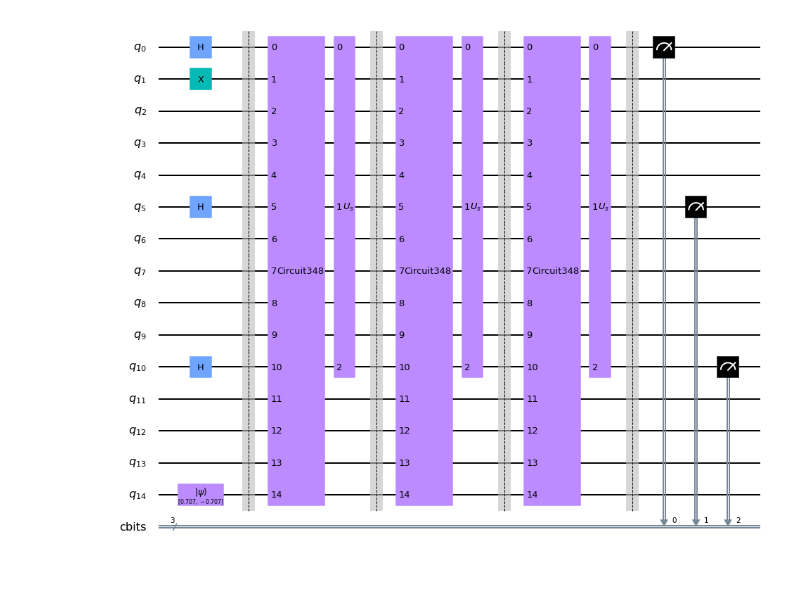
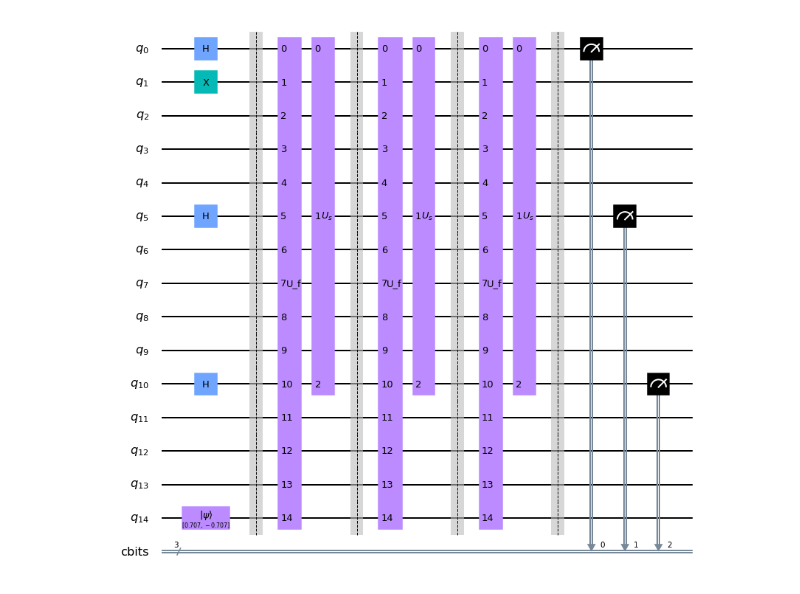
Before and after one commit to ix-stefstet/qaif, a Jupyter notebook: src/jupyter/Reversible compare oracle.ipynb, the cells around one changed output. Cells and saved outputs as stored; diff of their text form; code cells hidden in the pictures.

Commit message:
Use Qiskit to inverse/uncompute

```diff
--- a/src/jupyter/Reversible compare oracle.ipynb
+++ b/src/jupyter/Reversible compare oracle.ipynb
@@ -106,0 +64,22 @@ oraculus.draw()
+# %%
+def oracle2():
+    qc = QuantumCircuit(15)
+
+    U_c = comparer().to_gate()
+    U_c.name = "$U_c$"
+
+    qc.append(U_c, [0,1,2,3,4,5,6,7,8,9,10,11,12,13,14])
+
+    qc.cx(2, 14)
+
+    qc.append(U_c.inverse(), [0,1,2,3,4,5,6,7,8,9,10,11,12,13,14])
+
+    return qc
+
+
+cbits = ClassicalRegister(3, name='cbits')
+grover = QuantumCircuit(15)
+grover.add_register(cbits)
+
+oraculus = oracle2()
+oraculus.draw()
@@ -107,33 +88,33 @@ oraculus.draw()
 # %%
 threshold = "100"
 
 if threshold[0] == "1":
     grover.x(1)
 if threshold[1] == "1":
     grover.x(6)
 if threshold[2] == "1":
     grover.x(11)
 
 grover.initialize([1, -1]/np.sqrt(2), 14)
 grover.h([0,5,10])
-#grover.x(0)
-#grover.x(5)
-#grover.x(10)
+
 grover.barrier()
+
+oraculus_gate = oraculus.to_gate()
+oraculus_gate.name = "U_f"
 
 iteration = 3
 for i in range(iteration) :
-    grover.append(oraculus, [0,1,2,3,4,5,6,7,8,9,10,11,12,13,14])
+    grover.append(oraculus_gate, [0,1,2,3,4,5,6,7,8,9,10,11,12,13,14])
     grover.append(diffuser(3), [0,5,10])
     grover.barrier()
 
 
 grover.measure([0,5,10], cbits)
 
-
 grover.draw()
 # %% [output]
-[figure, old version]
+[figure, new version]
 # %%
 qasm_simulator = Aer.get_backend('qasm_simulator')
 shots = 1024
```
Also changed, not shown: parts of 4 cells of this notebook, 3 other files.
